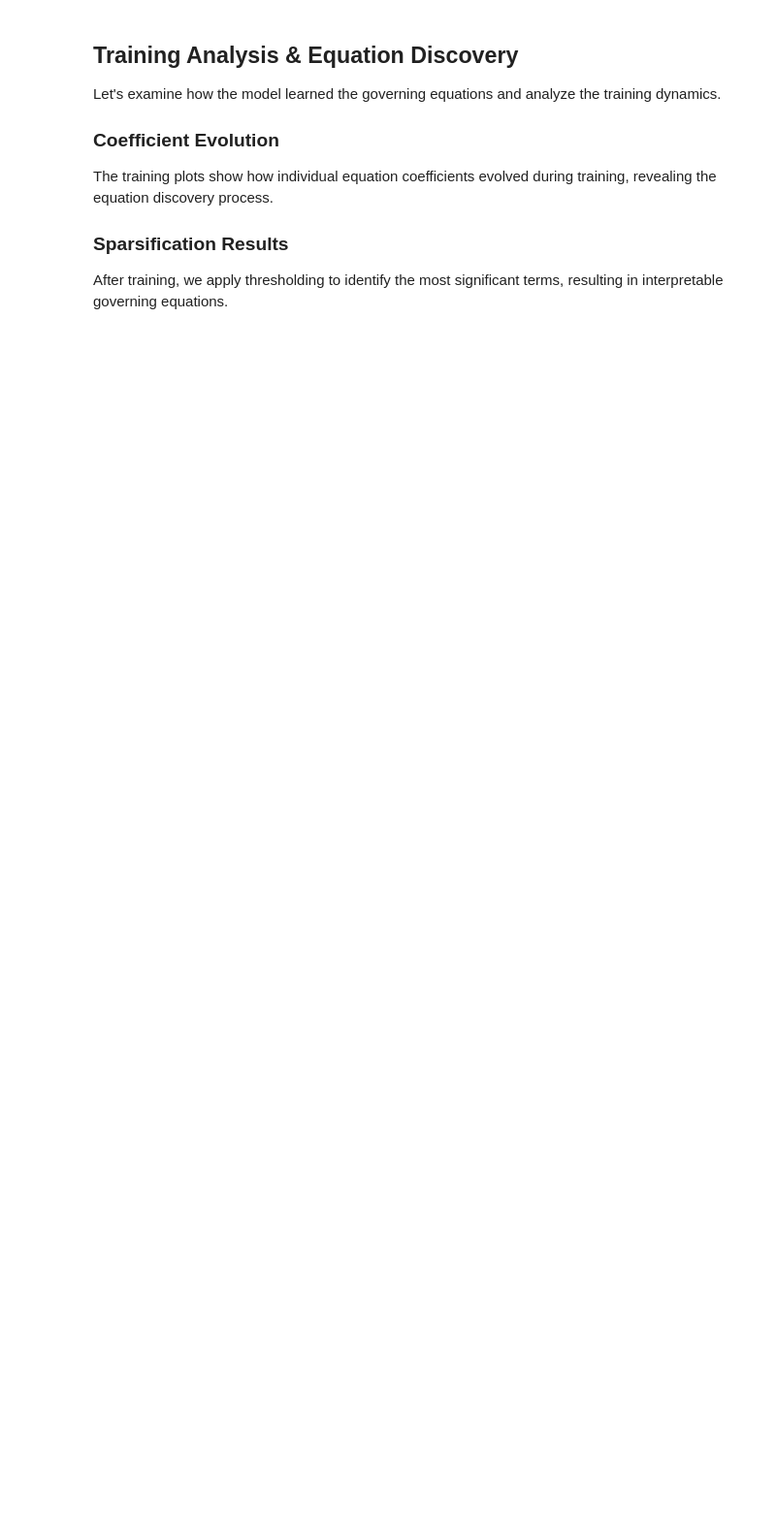
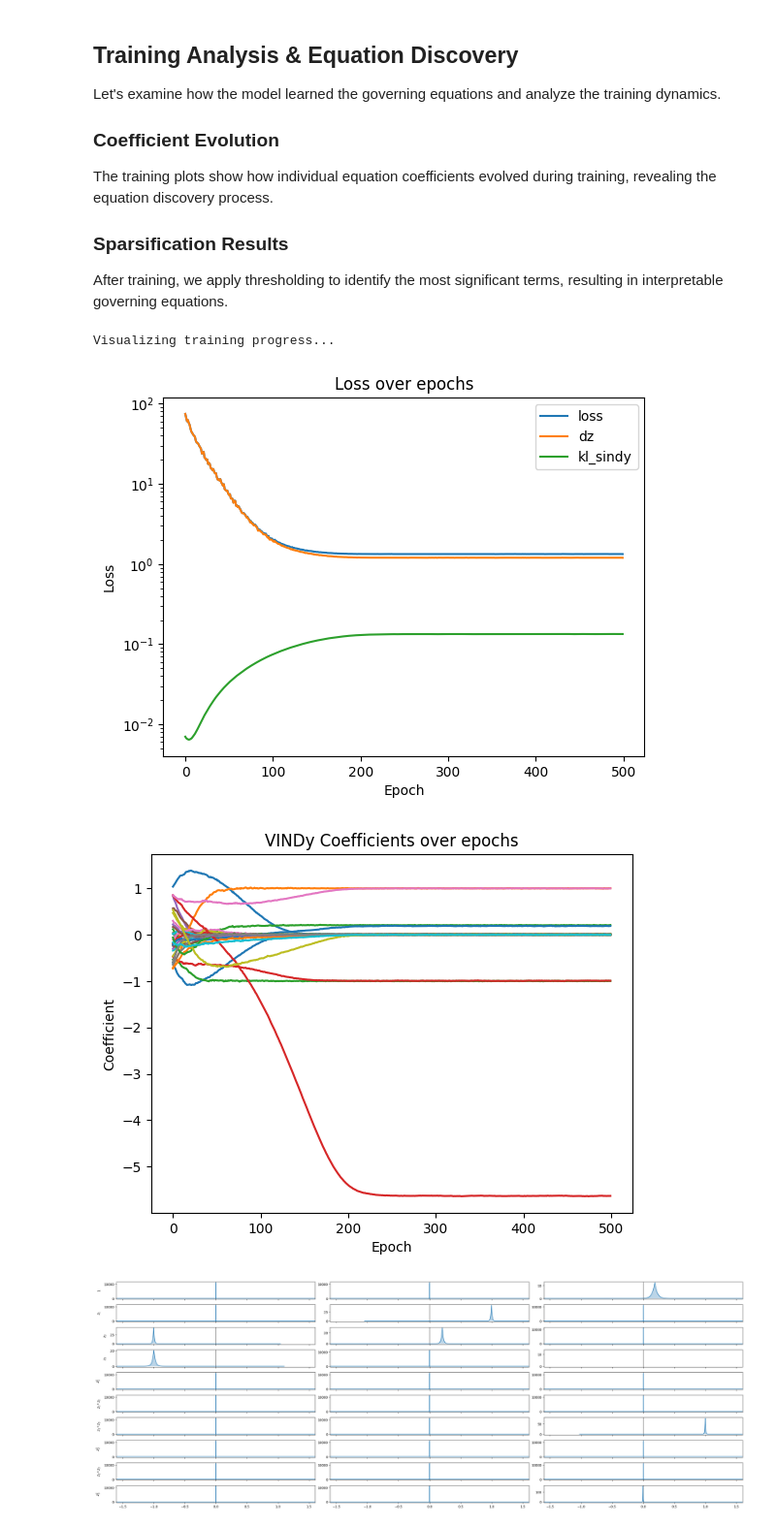
Before and after one commit to ContiPaolo/VENI-VINDy-VICI, a Jupyter notebook: examples/Roessler/Roessler.ipynb, the cells around one changed output. Shown at 97% size. Saved outputs shown, nothing was run; the diff lists cells and outputs as text; code cells hidden in the pictures; blank space fills up the shorter version.

```diff
--- a/examples/Roessler/Roessler.ipynb
+++ b/examples/Roessler/Roessler.ipynb
@@ -524,62 +570,18 @@ After training, we apply thresholding to identify the most significant terms, re
 # %%
 # Visualize training progress
 print("Visualizing training progress...")
 
-fig, axes = plt.subplots(1, 2, figsize=(15, 5))
-
-# Training and validation loss
-axes[0].plot(history.history['loss'], label='Training Loss', linewidth=2, alpha=0.8)
-axes[0].plot(history.history['val_loss'], label='Validation Loss', linewidth=2, alpha=0.8)
-axes[0].set_xlabel('Epoch')
-axes[0].set_ylabel('Loss')
-axes[0].set_title('Training Progress')
-axes[0].legend()
-axes[0].grid(True, alpha=0.3)
-axes[0].set_yscale('log')  # Log scale for better visualization
-
-# Coefficient evolution (if available)
-if output_dir.exists():
-    coeff_files = list(output_dir.glob("coefficients_epoch_*.npy"))
-    if coeff_files:
-        epochs_saved = sorted([int(f.stem.split('_')[-1]) for f in coeff_files])
-        coeffs_evolution = []
-
-        for epoch in epochs_saved:
-            coeffs = np.load(output_dir / f"coefficients_epoch_{epoch}.npy")
-            coeffs_evolution.append(coeffs.flatten())
-
-        coeffs_evolution = np.array(coeffs_evolution)
-
-        # Plot evolution of non-zero coefficients
-        for i in range(coeffs_evolution.shape[1]):
-            if np.any(np.abs(coeffs_evolution[:, i]) > 1e-3):  # Only plot significant coefficients
-                axes[1].plot(epochs_saved, coeffs_evolution[:, i],
-                           alpha=0.7, linewidth=1.5, label=f'Coeff {i+1}')
-
-        axes[1].set_xlabel('Epoch')
-        axes[1].set_ylabel('Coefficient Value')
-        axes[1].set_title('Coefficient Evolution During Training')
-        axes[1].grid(True, alpha=0.3)
-
-        # Limit legend entries
-        handles, labels = axes[1].get_legend_handles_labels()
-        if len(handles) > 10:
-            axes[1].legend(handles[:10], labels[:10], bbox_to_anchor=(1.05, 1), loc='upper left')
-        else:
-            axes[1].legend(bbox_to_anchor=(1.05, 1), loc='upper left')
-    else:
-        axes[1].text(0.5, 0.5, 'No coefficient data available',
-                    transform=axes[1].transAxes, ha='center', va='center', fontsize=12)
-        axes[1].set_title('Coefficient Evolution')
-
-plt.tight_layout()
-plt.savefig(output_dir / 'training_history.png', dpi=300, bbox_inches='tight')
-plt.show()
+training_plot(sindy_layer, history, var_names)
 
 # Training summary statistics
 print(f"\nFinal Training Statistics:")
 print(f"   Training Loss: {history.history['loss'][-1]:.6f}")
 print(f"   Validation Loss: {history.history['val_loss'][-1]:.6f}")
 print(f"   Best Validation Loss: {min(history.history['val_loss']):.6f}")
 print(f"   Best Epoch: {np.argmin(history.history['val_loss']) + 1}")
 print(f"   Total Training Time: {len(history.history['loss'])} epochs")
+# %% [output]
+Visualizing training progress...
+[figure, added]
+[figure, added]
+[figure, added]
```
Also changed, not shown: parts of 6 cells of this notebook.
